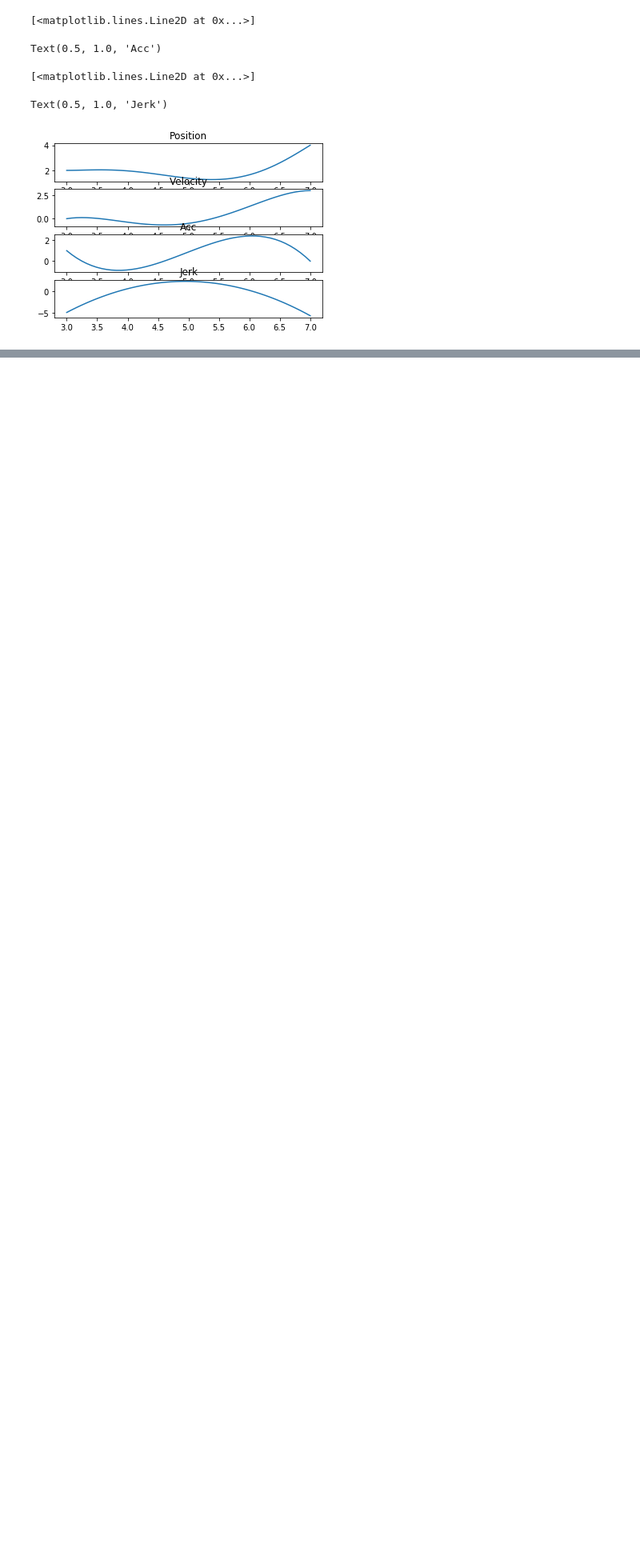
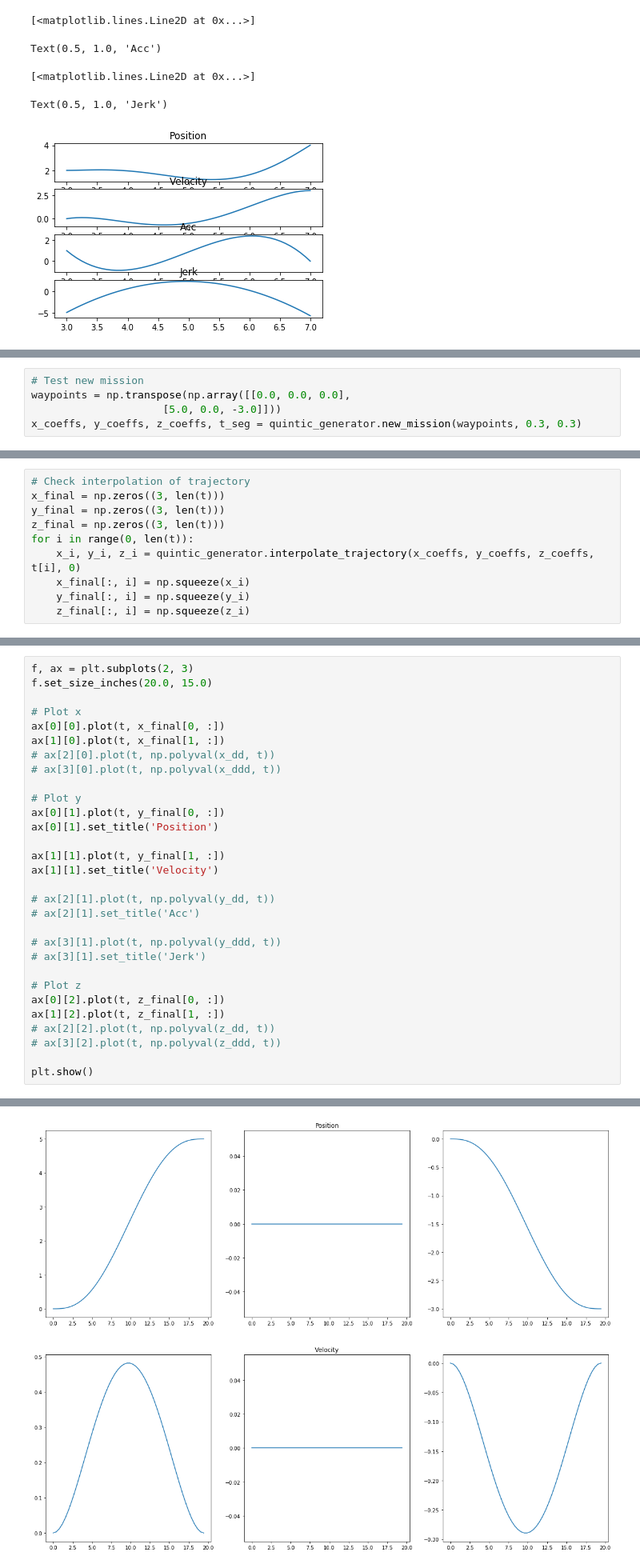
Before and after one commit to huiyulhy/px4-offboard, a Jupyter notebook: px4_offboard/test_quintic_polynomials.ipynb, the cells around one changed output, grey strips where cells are left out. Shown: that part at 80% size. Cells and saved outputs as stored; diff of their text form; blank space fills up the shorter version.

```diff
--- a/px4_offboard/test_quintic_polynomials.ipynb
+++ b/px4_offboard/test_quintic_polynomials.ipynb
@@ -46,0 +127,5 @@ Text(0.5, 1.0, 'Jerk')
+# %%
+# Test new mission
+waypoints = np.transpose(np.array([[0.0, 0.0, 0.0],
+                     [5.0, 0.0, -3.0]]))
+x_coeffs, y_coeffs, z_coeffs, t_seg = quintic_generator.new_mission(waypoints, 0.3, 0.3)
@@ -46,0 +211,10 @@ Text(0.5, 1.0, 'Jerk')
+# %%
+# Check interpolation of trajectory
+x_final = np.zeros((3, len(t)))
+y_final = np.zeros((3, len(t)))
+z_final = np.zeros((3, len(t)))
+for i in range(0, len(t)):
+    x_i, y_i, z_i = quintic_generator.interpolate_trajectory(x_coeffs, y_coeffs, z_coeffs, t[i], 0)
+    x_final[:, i] = np.squeeze(x_i)
+    y_final[:, i] = np.squeeze(y_i)
+    z_final[:, i] = np.squeeze(z_i)
@@ -46,0 +226,31 @@ Text(0.5, 1.0, 'Jerk')
+# %%
+f, ax = plt.subplots(2, 3)
+f.set_size_inches(20.0, 15.0)
+
+# Plot x
+ax[0][0].plot(t, x_final[0, :])
+ax[1][0].plot(t, x_final[1, :])
+# ax[2][0].plot(t, np.polyval(x_dd, t))
+# ax[3][0].plot(t, np.polyval(x_ddd, t))
+
+# Plot y
+ax[0][1].plot(t, y_final[0, :])
+ax[0][1].set_title('Position')
+
+ax[1][1].plot(t, y_final[1, :])
+ax[1][1].set_title('Velocity')
+
+# ax[2][1].plot(t, np.polyval(y_dd, t))
+# ax[2][1].set_title('Acc')
+
+# ax[3][1].plot(t, np.polyval(y_ddd, t))
+# ax[3][1].set_title('Jerk')
+
+# Plot z
+ax[0][2].plot(t, z_final[0, :])
+ax[1][2].plot(t, z_final[1, :])
+# ax[2][2].plot(t, np.polyval(z_dd, t))
+# ax[3][2].plot(t, np.polyval(z_ddd, t))
+
+plt.show()
+# %% [output]
@@ -46,0 +265 @@ Text(0.5, 1.0, 'Jerk')
+[figure, added]
```
Also changed, not shown: parts of 10 cells of this notebook, 3 other files.
